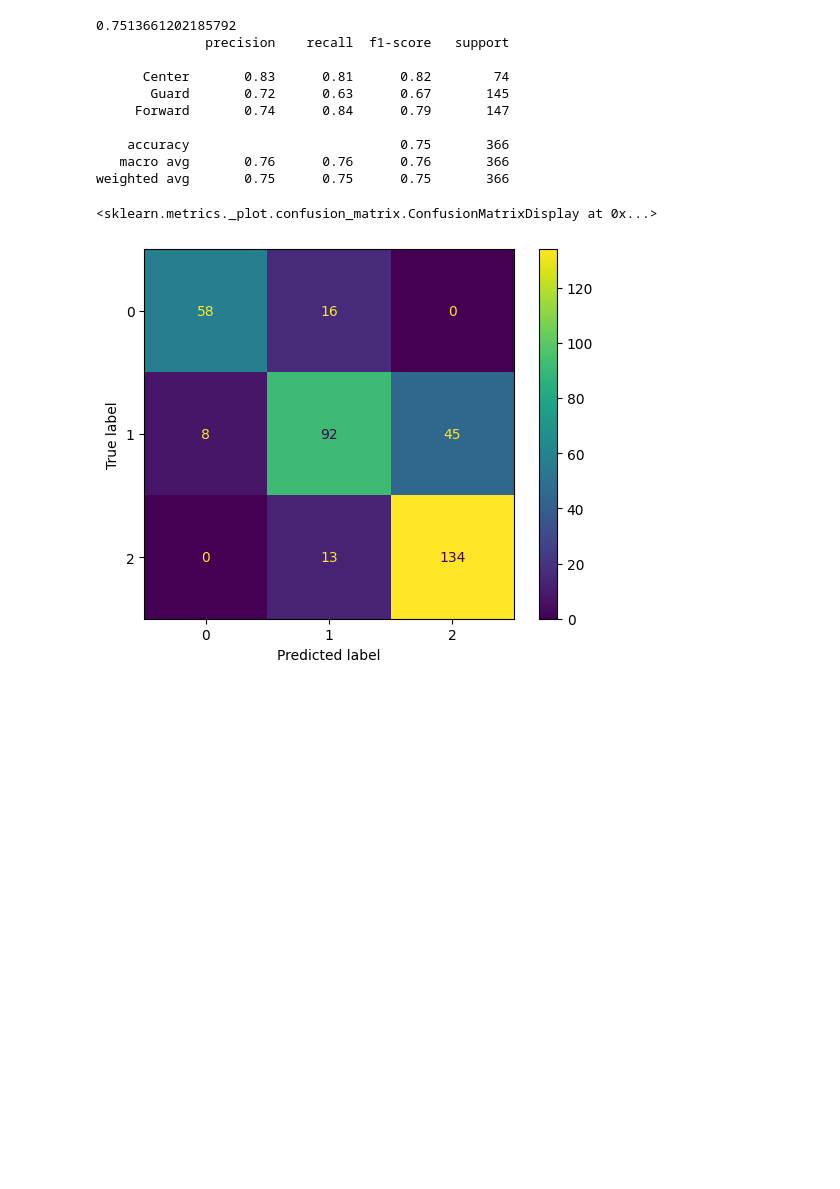
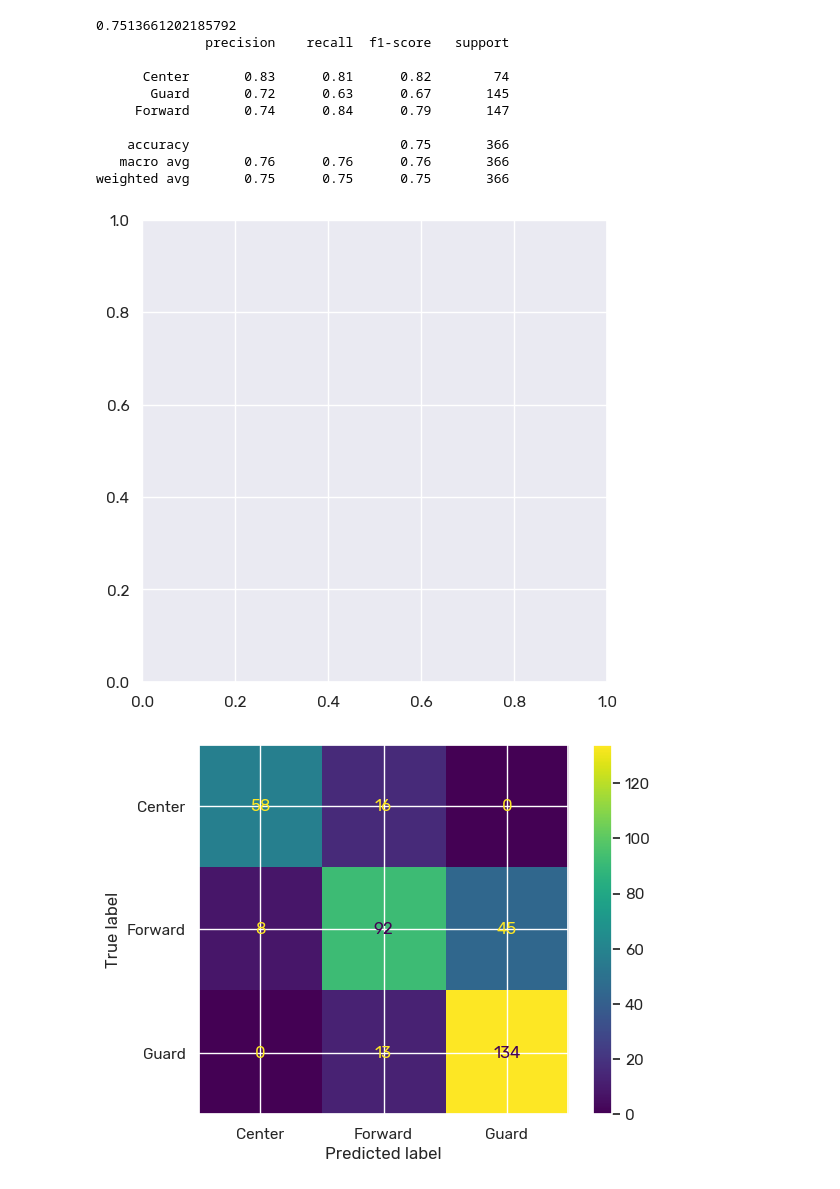
Before and after one commit to sejaldua/baller-shoes, a Jupyter notebook: notebooks/experiment2/predict-positions.ipynb, the cells around one changed output. Saved outputs shown, nothing was run; the diff lists cells and outputs as text; code cells hidden in the pictures; blank space fills up the shorter version.

```diff
--- a/notebooks/experiment2/predict-positions.ipynb
+++ b/notebooks/experiment2/predict-positions.ipynb
@@ -15,6 +15,10 @@ from sklearn.preprocessing import StandardScaler
 import matplotlib.pyplot as plt
 import warnings
 warnings.filterwarnings("ignore")
+import matplotlib
+matplotlib.rcParams['font.family'] = 'Rubik'
+import seaborn as sns
+sns.set(font="Rubik")
 # %%
 def position_mapping(x):
     if 'C' in x:
@@ -220,7 +259,9 @@ print(classification_report(y_test, y_pred_lr, target_names=list(data['Position'
 weighted avg       0.75      0.75      0.75       366
 # %%
 from sklearn.metrics import confusion_matrix, ConfusionMatrixDisplay
-ConfusionMatrixDisplay(confusion_matrix(y_test, y_pred_rf)).plot()
+fig, ax = plt.subplots(figsize=(6,6));
+cm = ConfusionMatrixDisplay(confusion_matrix(y_test, y_pred_rf), display_labels=rf.classes_).plot();
+cm.figure_.savefig('./../../figures/confusion_matrix_rf.png')
 # %% [output]
-<sklearn.metrics._plot.confusion_matrix.ConfusionMatrixDisplay at 0x...>
-[figure, old version]
+[figure, new version]
+[figure, added]
```
Also changed, not shown: parts of 11 cells of this notebook, 10 other files.
